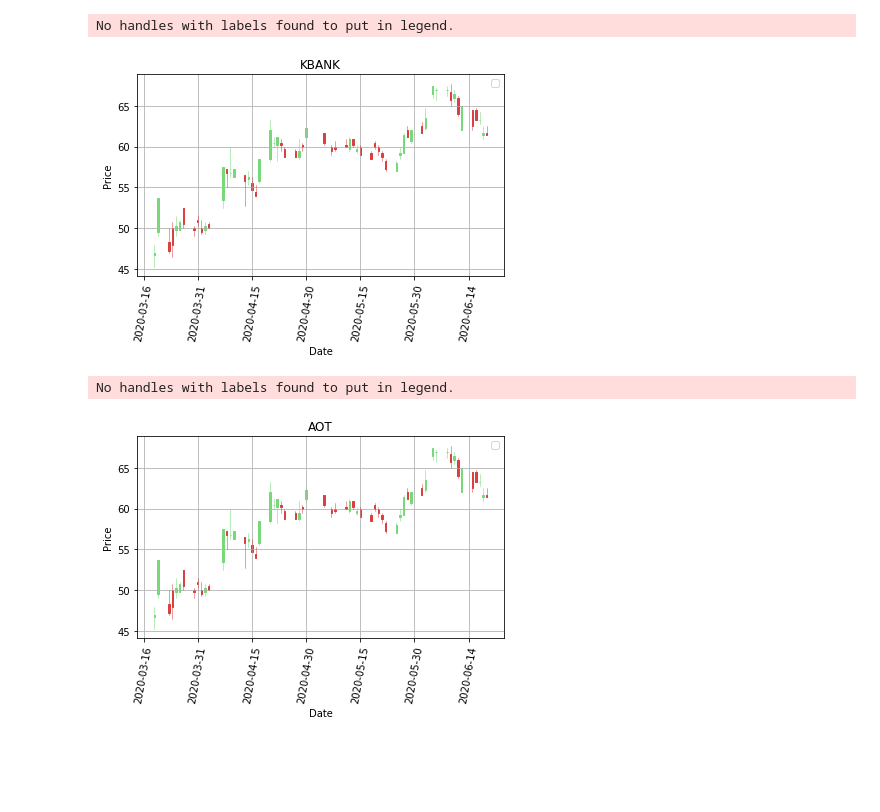
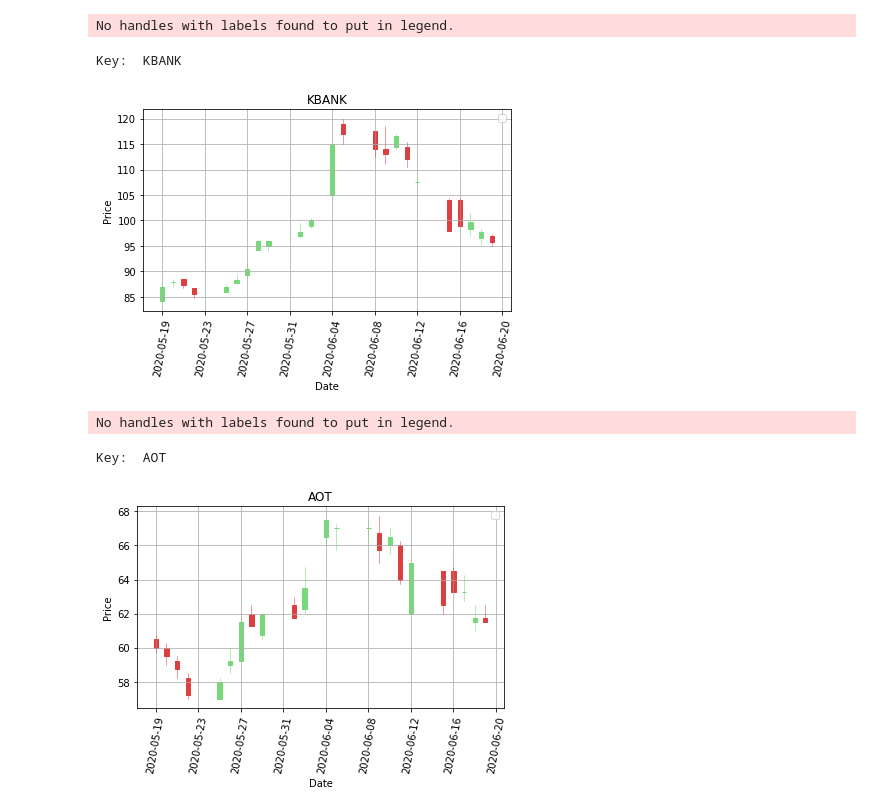
Before and after one commit to JK-Pair/Stock_analysis_project, a Jupyter notebook: Thai_Stock_example.ipynb, the cells around one changed output. Saved outputs shown, nothing was run; the diff lists cells and outputs as text; code cells hidden in the pictures; blank space fills up the shorter version.

```diff
--- a/Thai_Stock_example.ipynb
+++ b/Thai_Stock_example.ipynb
@@ -101,20 +100,20 @@ import matplotlib.dates as mdates
 # [df.columns.values for key, df in data.items()]
 # [df.iloc[:]["Close"].values for key, df in data.items()] #numpy.array()
 # %%
-def graph_data(stock):
+def graph_data(stock, dataDict):
 
     fig = plt.figure()
     ax1 = plt.subplot2grid((1,1), (0,0))
 
-    for key, df in data.items():
-        timestamp   = df.index.tolist()
-        date        = [timestamp[item].toordinal() for item in range(len(timestamp))]
-        closep      = df.iloc[:]["Close"].values.tolist()
-        highp       = df.iloc[:]["High"].values.tolist()
-        lowp        = df.iloc[:]["Low"].values.tolist()
-        openp       = df.iloc[:]["Open"].values.tolist()
-        volume      = df.iloc[:]["Volume"].values.tolist()
-        adj_closep  = df.iloc[:]["Adj Close"].values.tolist()
+
+    timestamp   = dataDict["timestamp"]
+    date        = dataDict["date"]
+    closep      = dataDict["closep"]
+    highp       = dataDict["highp"]
+    lowp        = dataDict["lowp"]
+    openp       = dataDict["openp"]
+    volume      = dataDict["volume"]
+    adj_closep  = dataDict["adj_closep"]
 
 
     x = 0
@@ -136,19 +135,29 @@ def graph_data(stock):
     ax1.xaxis.set_major_locator(mticker.MaxNLocator(10))
     ax1.grid(True)
 
-
     plt.xlabel('Date')
     plt.ylabel('Price')
     plt.title(stock)
     plt.legend()
     plt.subplots_adjust(left=0.09, bottom=0.20, right=0.94, top=0.90, wspace=0.2, hspace=0)
     plt.show()
-
-
-for stock in data.keys():
-  graph_data(stock)
-# %% [output]
-No handles with labels found to put in legend.
-[figure, removed]
-No handles with labels found to put in legend.
-[figure, removed]
+# %%
+for key, df in data.items():
+    StoreData = dict()
+    StoreData["timestamp"]   = df.index.tolist()
+    StoreData["date"]        = [timestamp[item].toordinal() for item in range(len(timestamp))]
+    StoreData["closep"]      = df.iloc[:]["Close"].values.tolist()
+    StoreData["highp"]       = df.iloc[:]["High"].values.tolist()
+    StoreData["lowp"]        = df.iloc[:]["Low"].values.tolist()
+    StoreData["openp"]       = df.iloc[:]["Open"].values.tolist()
+    StoreData["volume"]      = df.iloc[:]["Volume"].values.tolist()
+    StoreData["adj_closep"]  = df.iloc[:]["Adj Close"].values.tolist()
+    print("Key: ", key)
+    graph_data(key, StoreData)
+# %% [output]
+No handles with labels found to put in legend.
+Key:  KBANK
+[figure, added]
+No handles with labels found to put in legend.
+Key:  AOT
+[figure, added]
```
Also changed, not shown: parts of 5 cells of this notebook.
